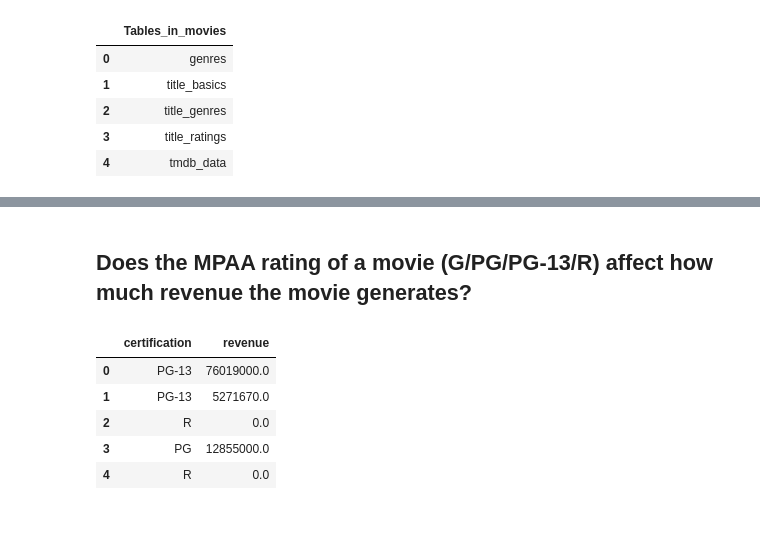
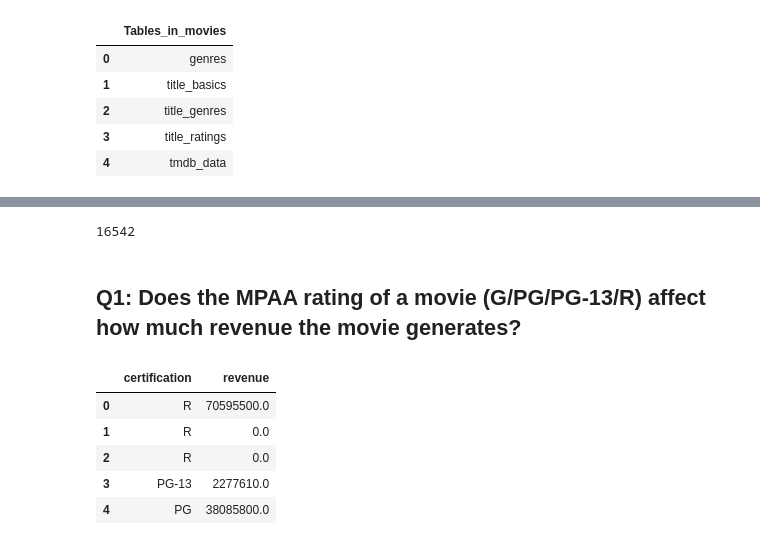
Before and after one commit to JLMuehlbauer/IMDB-Movies-JLM, a Jupyter notebook: Project 3 - Part 4 - Hypothesis Testing.ipynb, the cells around one changed output, grey strips where cells are left out. Cells and saved outputs as stored; diff of their text form; code cells hidden in the pictures.

Commit message:
more tmdb data, part 4

```diff
--- a/Project 3 - Part 4 - Hypothesis Testing.ipynb
+++ b/Project 3 - Part 4 - Hypothesis Testing.ipynb
@@ -69,0 +83,8 @@ pd.read_sql(q, engine)
+# %%
+q = "Data/final_tmdb_data*.csv.gz"
+files = glob.glob(q)
+# Showing the first 5
+print(files)
+
+tmdb_2000s = pd.concat([pd.read_csv(file, lineterminator='\n') for file in files])
+tmdb_2000s.head()
@@ -69,0 +100,8 @@ pd.read_sql(q, engine)
+# %%
+# clean tmdb_2000s
+tmdb_data = tmdb_2000s[['imdb_id', 'revenue', 'budget', 'certification']].copy()
+print(tmdb_data.duplicated().sum())
+tmdb_data.drop_duplicates(inplace = True)
+print(tmdb_data.duplicated().sum())
+tmdb_data = tmdb_data.loc[tmdb_data['imdb_id'] != '0', :]
+display(tmdb_data.head(2))
@@ -70,22 +114,38 @@ pd.read_sql(q, engine)
+# %%
+# FOR tmdb_data
+key_len = tmdb_data['imdb_id'].fillna('').map(len).max()
+cert_len = tmdb_data['certification'].fillna('').map(len).max()
+## schema
+tmdb_schema = {
+    'imdb_id' : String(key_len+1),
+    'revenue' : Float(),
+    'budget' : Float(),
+    'certification' : Text(cert_len+1)
+}
+
+# replace tmdb_data to SQL database
+tmdb_data.to_sql('tmdb_data', engine, dtype = tmdb_schema, if_exists = 'replace', index = False)
+# %% [output]
+16542
 # %% [markdown]
-## Does the MPAA rating of a movie (G/PG/PG-13/R) affect how much revenue the movie generates?
+## Q1: Does the MPAA rating of a movie (G/PG/PG-13/R) affect how much revenue the movie generates?
 # %%
-# Query Data to retrieve revenue and ratings (only G/PG/PG-13/R)
+# Query Data to retrieve revenue and ratings (only G/PG/PG-13/R) and some finacial information
 q = """
 SELECT certification, revenue
 FROM tmdb_data
-WHERE certification IN ('G', 'PG', 'PG-13', 'R')
+WHERE certification IN ('G', 'PG', 'PG-13', 'R') AND (budget > 0 OR revenue > 0)
 """
 
 q1 = pd.read_sql(q, engine)
 q1.head()
 # %% [output]
 |  | certification | revenue |
-| 0 | PG-13 | 76019000.0 |
-| 1 | PG-13 | 5271670.0 |
+| 0 | R | 70595500.0 |
+| 1 | R | 0.0 |
 | 2 | R | 0.0 |
-| 3 | PG | 12855000.0 |
-| 4 | R | 0.0 |
+| 3 | PG-13 | 2277610.0 |
+| 4 | PG | 38085800.0 |
 # %%
 # checking value counts
 q1['certification'].value_counts()
```
Also changed, not shown: parts of 57 cells of this notebook, 15 other files.
